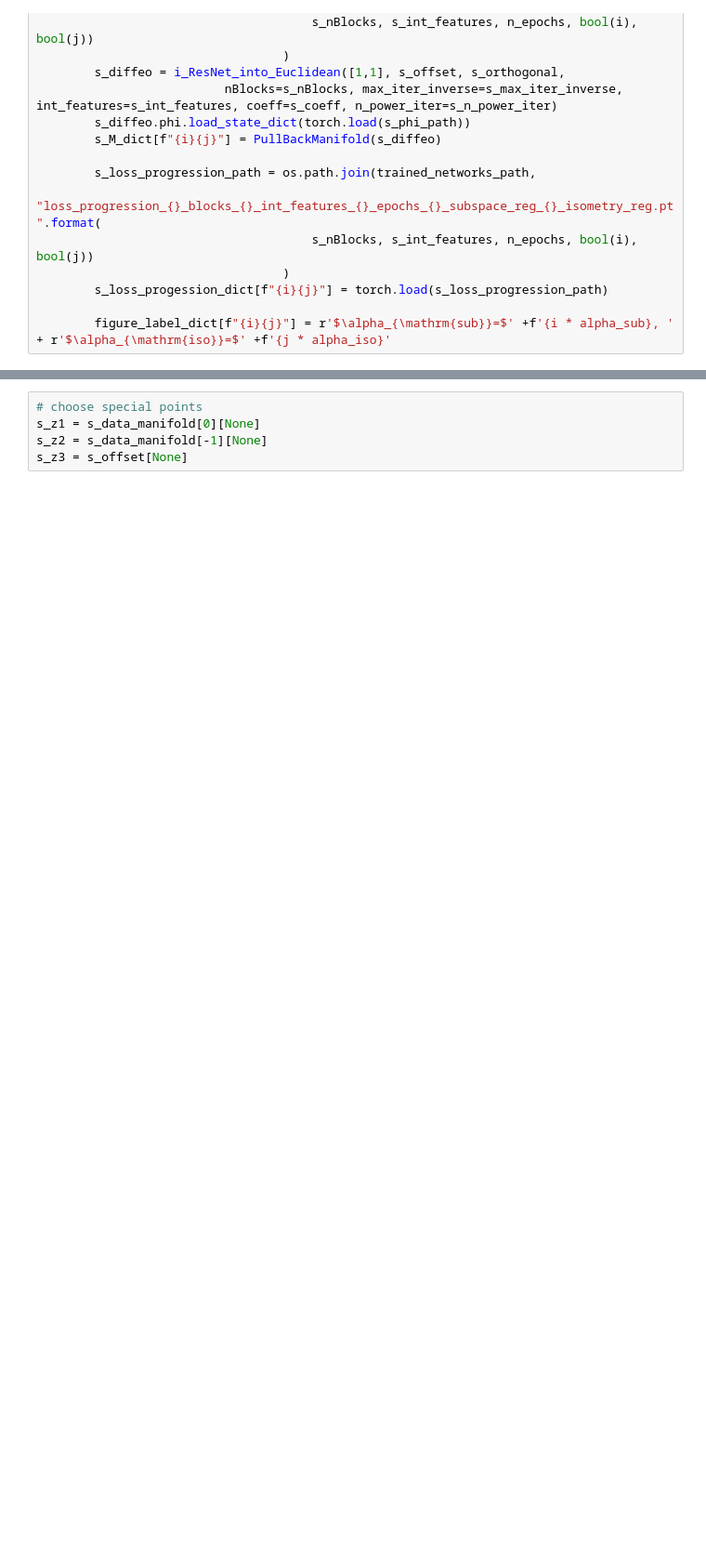
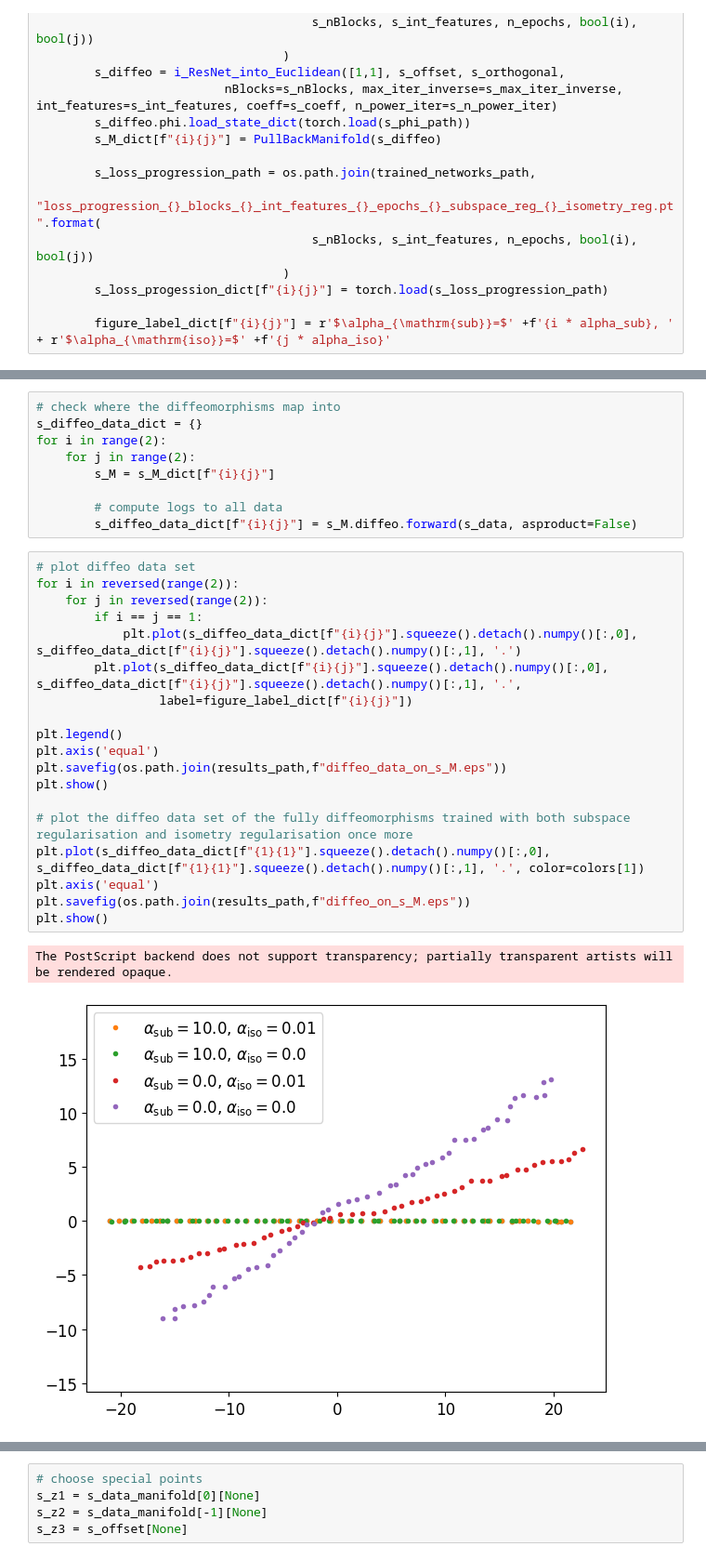
Before and after one commit to wdiepeveen/Pulling-back-symmetric-Riemannian-geometry-for-data-analysis, a Jupyter notebook: experiments/diffeomorphism_effects/evaluate_diffeomorphism_effects.ipynb, the cells around one changed output, grey strips where cells are left out. Shown: that part at 93% size. Saved outputs shown, nothing was run; the diff lists cells and outputs as text; blank space fills up the shorter version.

```diff
--- a/experiments/diffeomorphism_effects/evaluate_diffeomorphism_effects.ipynb
+++ b/experiments/diffeomorphism_effects/evaluate_diffeomorphism_effects.ipynb
@@ -97,0 +109,31 @@ plt.show()
+# %%
+# check where the diffeomorphisms map into
+s_diffeo_data_dict = {}
+for i in range(2):
+    for j in range(2):
+        s_M = s_M_dict[f"{i}{j}"]
+
+        # compute logs to all data
+        s_diffeo_data_dict[f"{i}{j}"] = s_M.diffeo.forward(s_data, asproduct=False)
+# %%
+# plot diffeo data set
+for i in reversed(range(2)):
+    for j in reversed(range(2)):
+        if i == j == 1:
+            plt.plot(s_diffeo_data_dict[f"{i}{j}"].squeeze().detach().numpy()[:,0], s_diffeo_data_dict[f"{i}{j}"].squeeze().detach().numpy()[:,1], '.')
+        plt.plot(s_diffeo_data_dict[f"{i}{j}"].squeeze().detach().numpy()[:,0], s_diffeo_data_dict[f"{i}{j}"].squeeze().detach().numpy()[:,1], '.',
+                 label=figure_label_dict[f"{i}{j}"])
+
+plt.legend()
+plt.axis('equal')
+plt.savefig(os.path.join(results_path,f"diffeo_data_on_s_M.eps"))
+plt.show()
+
+# plot the diffeo data set of the fully diffeomorphisms trained with both subspace regularisation and isometry regularisation once more
+plt.plot(s_diffeo_data_dict[f"{1}{1}"].squeeze().detach().numpy()[:,0], s_diffeo_data_dict[f"{1}{1}"].squeeze().detach().numpy()[:,1], '.', color=colors[1])
+plt.axis('equal')
+plt.savefig(os.path.join(results_path,f"diffeo_on_s_M.eps"))
+plt.show()
+# %% [output]
+The PostScript backend does not support transparency; partially transparent artists will be rendered opaque.
+[figure, added]
```
Also changed, not shown: parts of 10 cells of this notebook, 25 other files.
